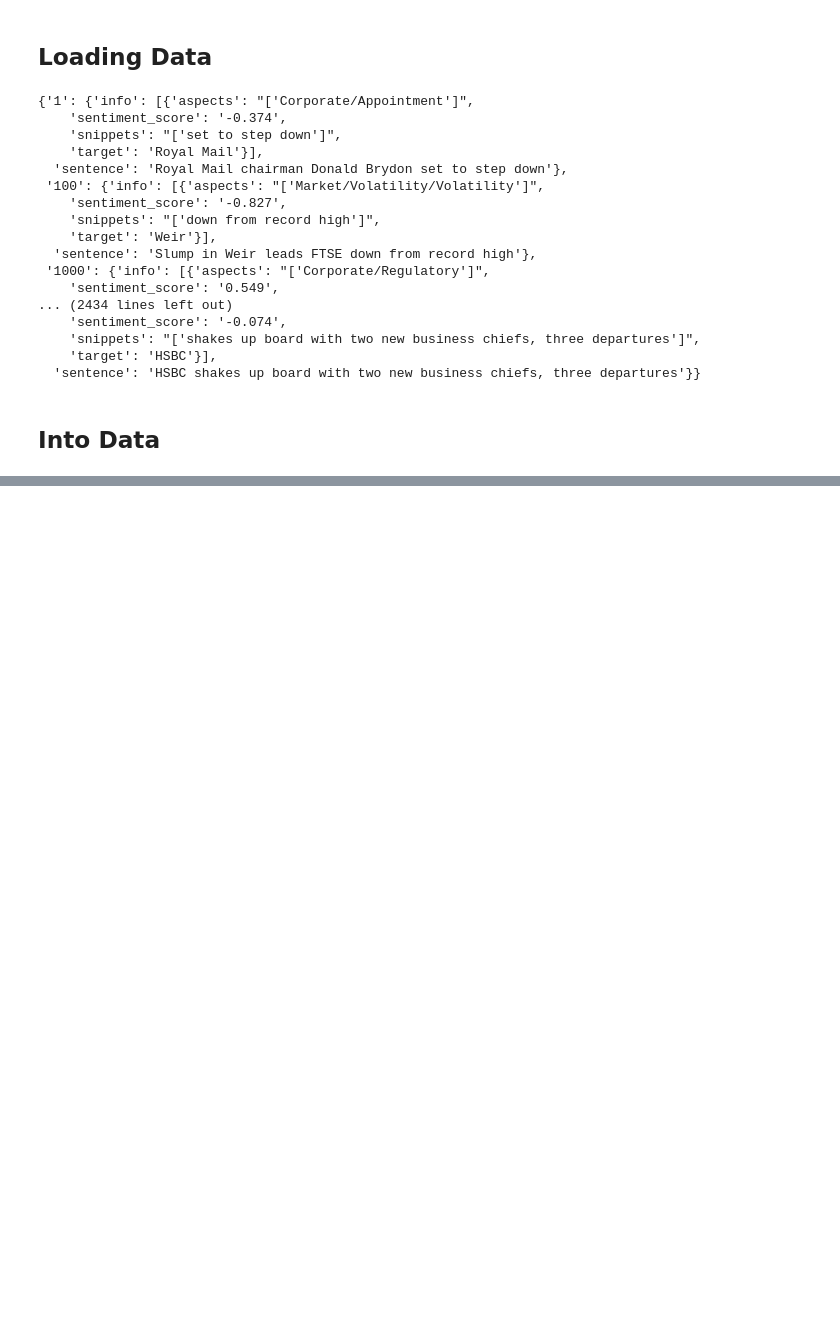
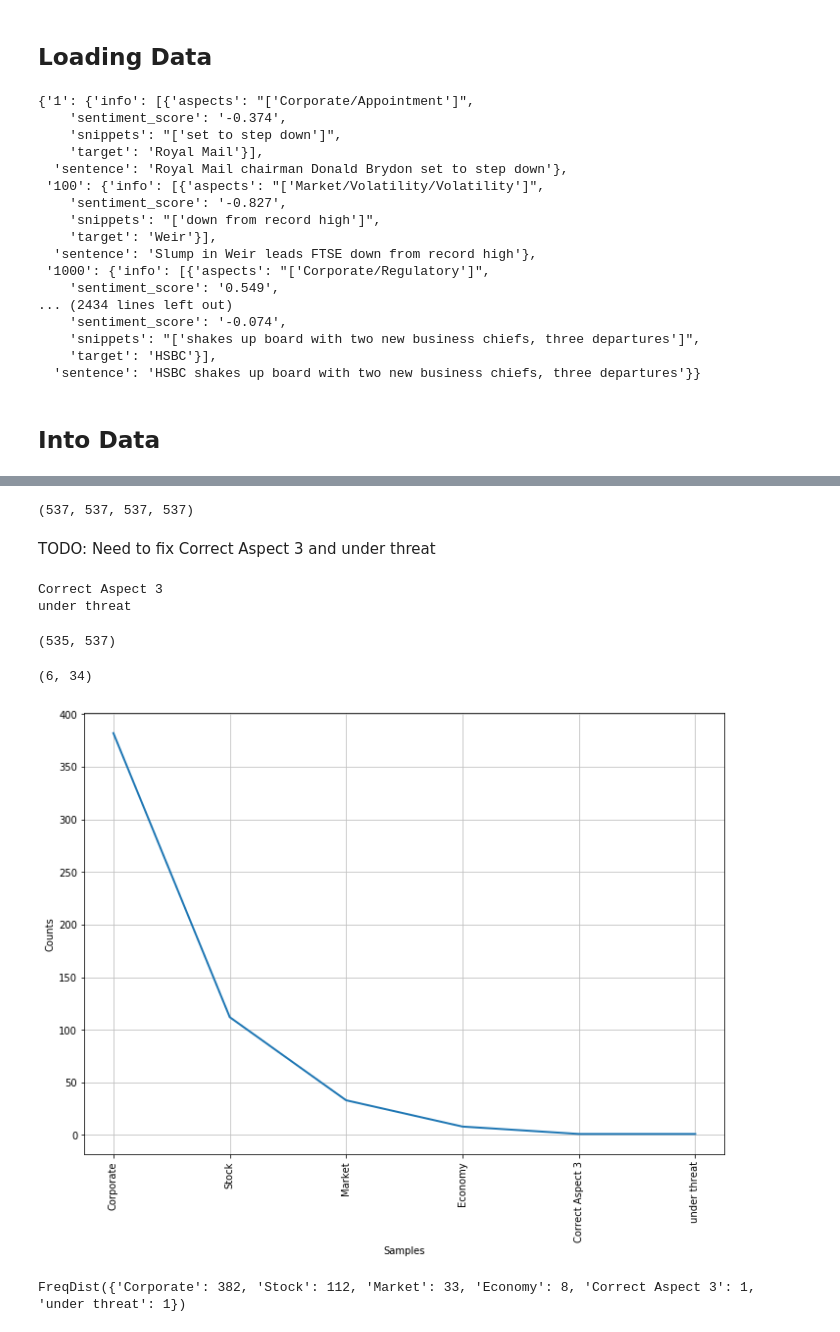
Before and after one commit to Hitkul/Aspect-Based-Sentiment-Analysis, a Jupyter notebook: Aspect_extraction_headlines.ipynb, the cells around one changed output, grey strips where cells are left out. Cells and saved outputs as stored; diff of their text form; code cells hidden in the pictures; blank space fills up the shorter version.

Commit message:
data evaluation done

```diff
--- a/Aspect_extraction_headlines.ipynb
+++ b/Aspect_extraction_headlines.ipynb
@@ -107,0 +92,49 @@ target
+# %%
+#converting data into flat str
+sentence_f = []
+id_sentence_f = []
+target_f = []
+aspect_f = []
+for a0 in zip(aspect,target,sentence,id_sentence):
+    for a1 in zip(a0[0],a0[1]):
+        for a2 in a1[0]:
+            aspect_f.append(a2)
+            target_f.append(a1[1])
+            sentence_f.append(a0[2])
+            id_sentence_f.append(a0[3])
+# %%
+len(id_sentence_f),len(sentence_f),len(target_f),len(aspect_f)
+# %% [output]
+(537, 537, 537, 537)
+# %% [markdown]
+TODO: Need to fix Correct Aspect 3 and under threat
+# %%
+aspect_f_level1= []
+aspect_f_level2=[]
+for asp in aspect_f:
+    try:
+        aspect_f_level1.append(asp.split('/')[0])
+        aspect_f_level2.append(asp.split('/')[1])
+    except:
+        print(asp)
+# aspect_f
+# %% [output]
+Correct Aspect 3
+under threat
+# %%
+len(aspect_f_level2),len(aspect_f_level1)
+# %% [output]
+(535, 537)
+# %%
+n_label_level_1 = len(set(aspect_f_level1))
+n_label_level_2 = len(set(aspect_f_level2))
+n_label_level_1,n_label_level_2
+# %% [output]
+(6, 34)
+# %%
+level1_freq = FreqDist(aspect_f_level1)
+level1_freq.plot()
+level1_freq.pprint()
+# %% [output]
+[figure, added]
+FreqDist({'Corporate': 382, 'Stock': 112, 'Market': 33, 'Economy': 8, 'Correct Aspect 3': 1, 'under threat': 1})
```
Also changed, not shown: parts of 7 cells of this notebook.
